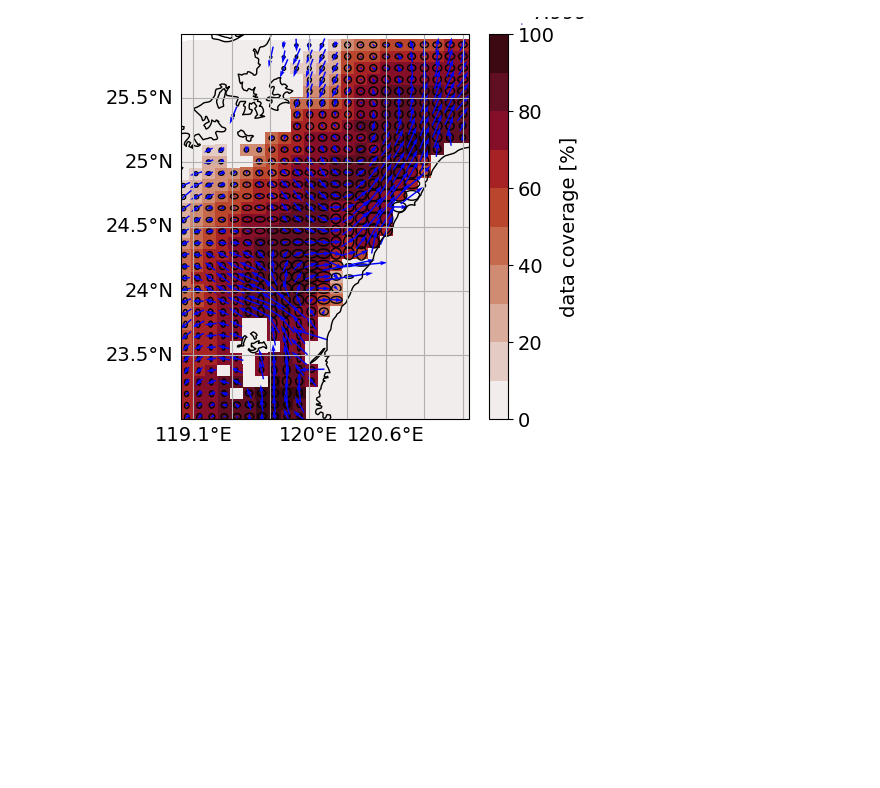
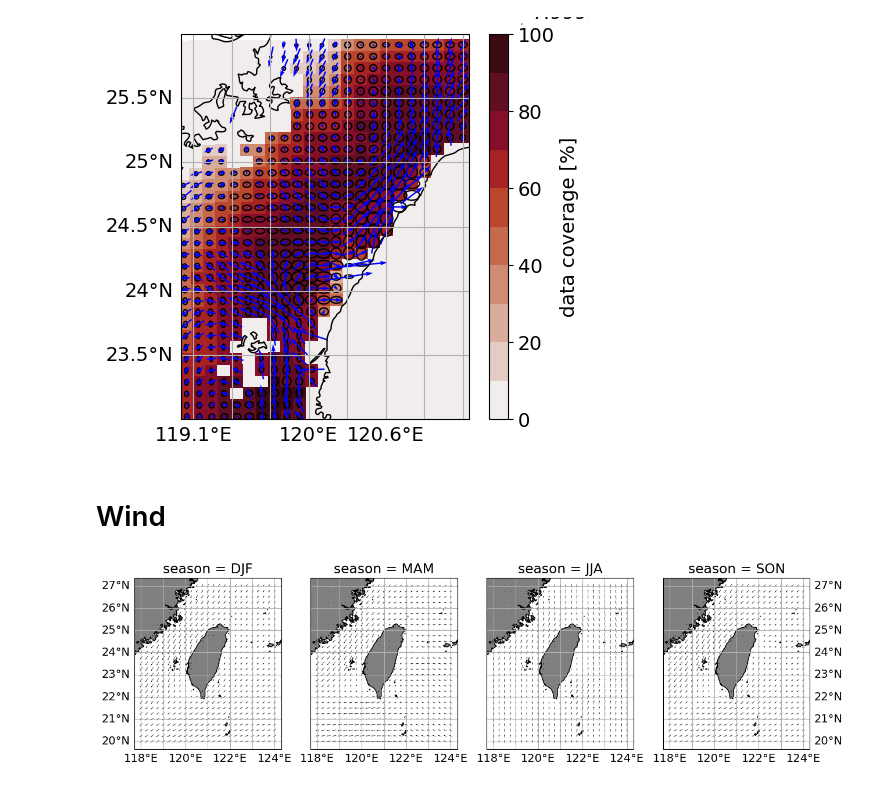
Before and after one commit to HendrikGro/TORI_Codar_Analysis, a Jupyter notebook: code/Code_TOROS.ipynb, the cells around one changed output. Drawn from its saved outputs; the diff is of its cells as text; code cells hidden in the pictures; blank space fills up the shorter version.

```diff
--- a/code/Code_TOROS.ipynb
+++ b/code/Code_TOROS.ipynb
@@ -1217,3 +1201,40 @@ gl.right_labels=False
 gl.top_labels=False
 # %% [output]
 [figure]
+# %% [markdown]
+# Wind
+# %%
+wind = xr.open_dataset(input_path + 'ERA5_10m_winds.nc')
+wind = wind.rename({'longitude':'lon','latitude':'lat'})
+# %%
+fig,(ax1,ax2,ax3,ax4) = plt.subplots(1,4,figsize=(15,5),subplot_kw={'projection':ccrs.PlateCarree()})
+
+season_mean = wind.groupby('time.season').mean()
+season_mean.sel(season='DJF').plot.quiver('lon','lat','u10','v10',ax=ax1)
+season_mean.sel(season='MAM').plot.quiver('lon','lat','u10','v10',ax=ax2)
+season_mean.sel(season='JJA').plot.quiver('lon','lat','u10','v10',ax=ax3)
+season_mean.sel(season='SON').plot.quiver('lon','lat','u10','v10',ax=ax4)
+
+ax1.add_feature(cfeature.LAND, facecolor='grey',edgecolor='black')
+gl1 = ax1.gridlines(draw_labels=True)
+gl1.top_labels=False
+gl1.right_labels=False
+
+ax2.add_feature(cfeature.LAND, facecolor='grey',edgecolor='black')
+gl2 = ax2.gridlines(draw_labels=True)
+gl2.top_labels=False
+gl2.right_labels=False
+gl2.left_labels=False
+
+ax3.add_feature(cfeature.LAND, facecolor='grey',edgecolor='black')
+gl3 = ax3.gridlines(draw_labels=True)
+gl3.top_labels=False
+gl3.right_labels=False
+gl3.left_labels=False
+
+ax4.add_feature(cfeature.LAND, facecolor='grey',edgecolor='black')
+gl4 = ax4.gridlines(draw_labels=True)
+gl4.top_labels=False
+gl4.left_labels=False
+# %% [output]
+[figure, added]
```
Also changed, not shown: parts of 9 cells of this notebook.
